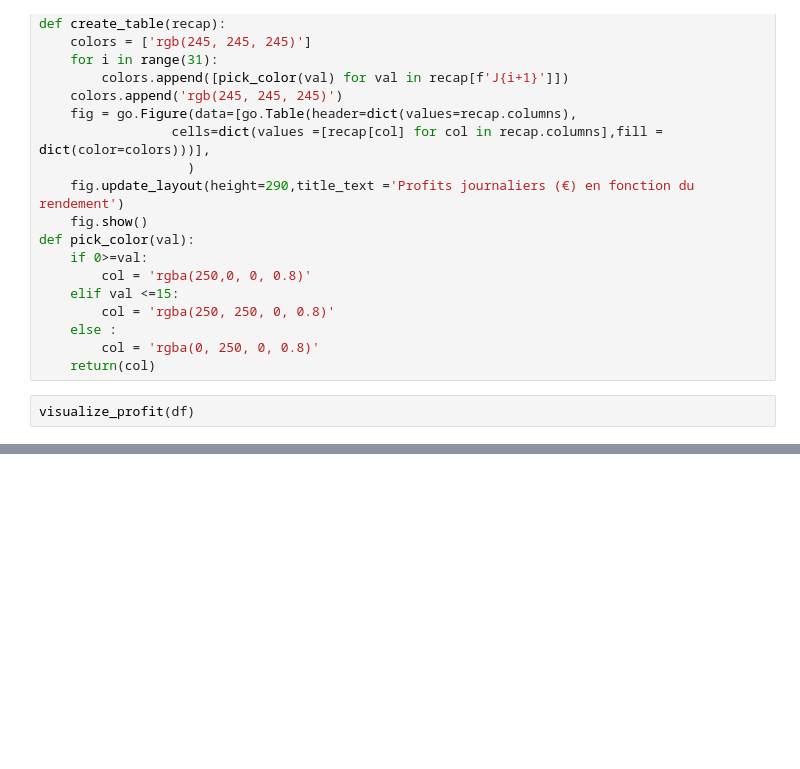
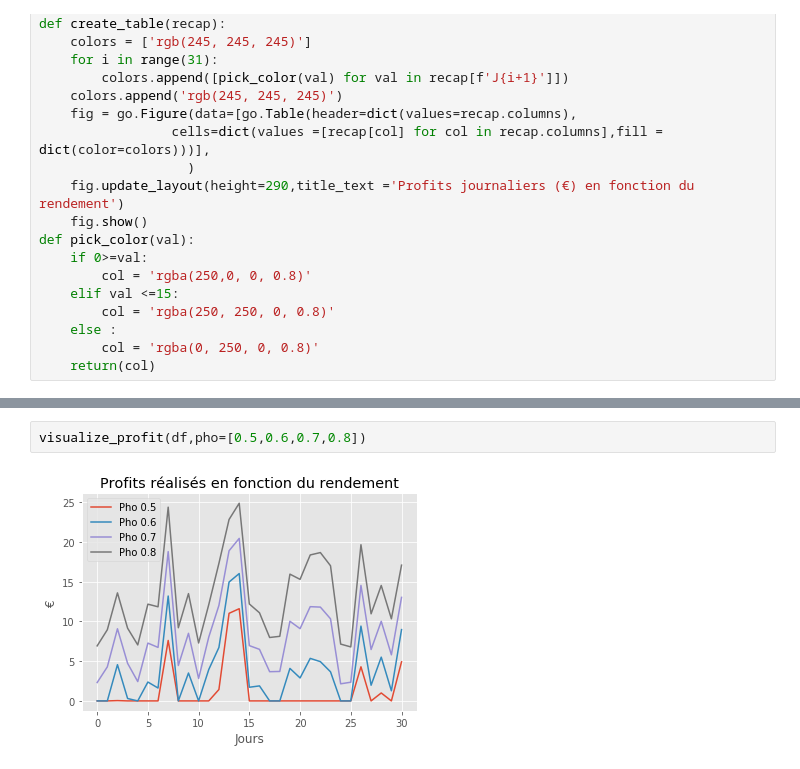
Before and after one commit to keyserwood/TEECO, a Jupyter notebook: 1.1-er-deal_with_storage.ipynb, the cells around one changed output, grey strips where cells are left out. Cells and saved outputs as stored; diff of their text form; blank space fills up the shorter version.

```diff
--- a/1.1-er-deal_with_storage.ipynb
+++ b/1.1-er-deal_with_storage.ipynb
@@ -167,5 +179,3 @@ def pick_color(val):
     else :
         col = 'rgba(0, 250, 0, 0.8)'
     return(col)
-# %%
-visualize_profit(df)
@@ -175,0 +182,4 @@ visualize_profit(df)
+# %%
+visualize_profit(df,pho=[0.5,0.6,0.7,0.8])
+# %% [output]
+[figure, added]
```
Also changed, not shown: parts of 4 cells of this notebook, 5 other files.
